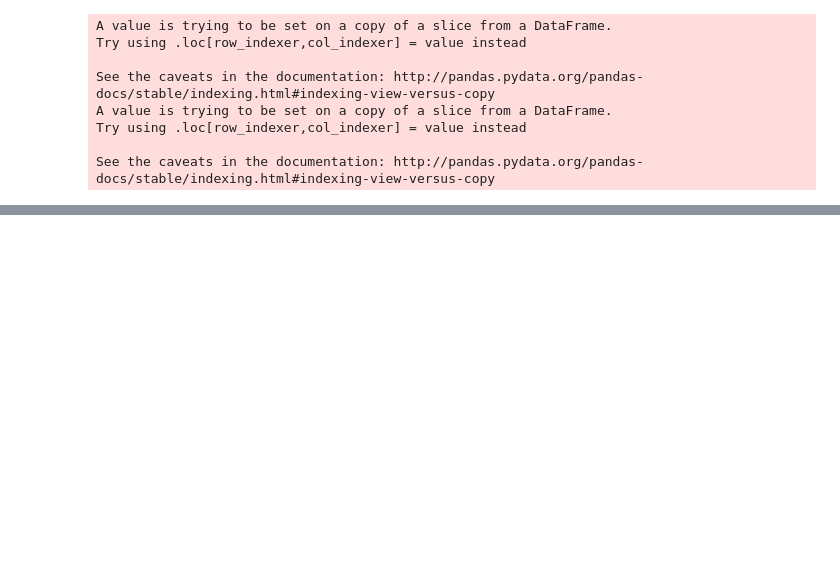
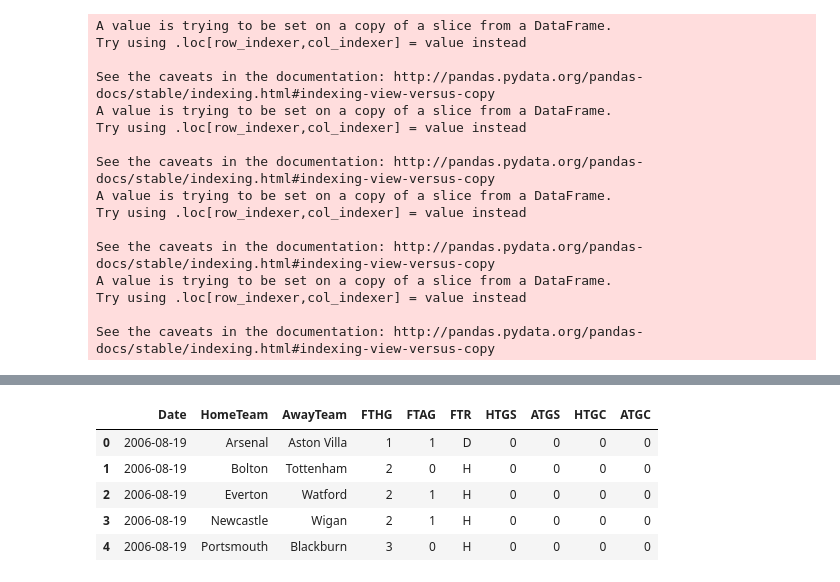
Before and after one commit to mseneque/predicting-soccer, a Jupyter notebook: Data_Cleaning.ipynb, the cells around one changed output, grey strips where cells are left out. Drawn from its saved outputs; the diff is of its cells as text; code cells hidden in the pictures; blank space fills up the shorter version.

```diff
--- a/Data_Cleaning.ipynb
+++ b/Data_Cleaning.ipynb
@@ -58,5 +79,27 @@ for year in raw_data:
 # %%
-def goals_conceded(playing_stat):
+def aggregate_scored(playing_stat):
+    # Create a dictionary with team names as keys
+    teams = {}
+    for i in playing_stat.groupby('HomeTeam').mean().T.columns:
+        teams[i] = []
+
+    # the value corresponding to keys is a list containing the match location.
+    for i in range(len(playing_stat)):
+        HTGS = playing_stat.iloc[i]['FTHG']
+        ATGS = playing_stat.iloc[i]['FTAG']
+        teams[playing_stat.iloc[i].HomeTeam].append(HTGS)
+        teams[playing_stat.iloc[i].AwayTeam].append(ATGS)
+
+    # Create a dataframe for goals scored where rows are teams and cols are matchweek.
+    matchWeeks = int( len(playing_stat) / len(teams) * 2 ) + 1
+    GoalsScored = pd.DataFrame(data=teams, index = [i for i in range(1,matchWeeks)]).T
+    GoalsScored[0] = 0
+    # Aggregate to get uptil that point
+    for i in range(2,matchWeeks):
+        GoalsScored[i] = GoalsScored[i] + GoalsScored[i-1]
+    return GoalsScored
+
+def aggregate_conceded(playing_stat):
     # Create a dictionary with team names as keys
     teams = {}
     for i in playing_stat.groupby('HomeTeam').mean().T.columns:
@@ -75,44 +118,47 @@ def goals_conceded(playing_stat):
     GoalsConceded[0] = 0
 
     # Aggregate to get uptil that point
-    for i in range(2,39):
+    for i in range(2,matchWeeks):
         GoalsConceded[i] = GoalsConceded[i] + GoalsConceded[i-1]
 
     return GoalsConceded
 
 
-def get_gss(playing_stat):
-    GC = get_goals_conceded(playing_stat)
+def scored_and_conceded(season):
+    scored = aggregate_scored(season)
+    conceded = aggregate_conceded(season)
 
     j = 0
+    HTGS = []
+    ATGS = []
     HTGC = []
     ATGC = []
 
-    matchRounds = len(playing_stat)
+    for i in range(len(season)):
+        ht = season.iloc[i].HomeTeam
+        at = season.iloc[i].AwayTeam
 
-    for i in range(matchRounds):
-        ht = playing_stat.iloc[i].HomeTeam
-        at = playing_stat.iloc[i].AwayTeam
-#         HTGS.append(GS.loc[ht][j])
-#         ATGS.append(GS.loc[at][j])
-        HTGC.append(GC.loc[ht][j])
-        ATGC.append(GC.loc[at][j])
+        HTGS.append(scored.loc[ht][j])
+        ATGS.append(scored.loc[at][j])
+        HTGC.append(conceded.loc[ht][j])
+        ATGC.append(conceded.loc[at][j])
 
         if ((i + 1)% 10) == 0:
             j = j + 1
 
-#     playing_stat['HTGS'] = HTGS
-#     playing_stat['ATGS'] = ATGS
-    playing_stat['HTGC'] = HTGC
-    playing_stat['ATGC'] = ATGC
+    season['HTGS'] = HTGS
+    season['ATGS'] = ATGS
+    season['HTGC'] = HTGC
+    season['ATGC'] = ATGC
 
-    return playing_stat
+    return season
 
 
 # Apply to the filtered dataset
 for i, season in enumerate(filtered_data):
     GC = get_gss(filtered_data[i])
-    print(GC)
+
+filtered_data[0].head(n=5)
 # %% [output]
 A value is trying to be set on a copy of a slice from a DataFrame.
 Try using .loc[row_indexer,col_indexer] = value instead
@@ -122,3 +168,11 @@ A value is trying to be set on a copy of a slice from a DataFrame.
 Try using .loc[row_indexer,col_indexer] = value instead
 
 See the caveats in the documentation: http://pandas.pydata.org/pandas-docs/stable/indexing.html#indexing-view-versus-copy
+A value is trying to be set on a copy of a slice from a DataFrame.
+Try using .loc[row_indexer,col_indexer] = value instead
+
+See the caveats in the documentation: http://pandas.pydata.org/pandas-docs/stable/indexing.html#indexing-view-versus-copy
+A value is trying to be set on a copy of a slice from a DataFrame.
+Try using .loc[row_indexer,col_indexer] = value instead
+
+See the caveats in the documentation: http://pandas.pydata.org/pandas-docs/stable/indexing.html#indexing-view-versus-copy
@@ -142 +179,7 @@ See the caveats in the documentation: http://pandas.pydata.org/pandas-docs/stabl
+|  | Date | HomeTeam | AwayTeam | FTHG | FTAG | FTR | HTGS | ATGS | HTGC | ATGC |
+| 0 | 2006-08-19 | Arsenal | Aston Villa | 1 | 1 | D | 0 | 0 | 0 | 0 |
+| 1 | 2006-08-19 | Bolton | Tottenham | 2 | 0 | H | 0 | 0 | 0 | 0 |
+| 2 | 2006-08-19 | Everton | Watford | 2 | 1 | H | 0 | 0 | 0 | 0 |
+| 3 | 2006-08-19 | Newcastle | Wigan | 2 | 1 | H | 0 | 0 | 0 | 0 |
+| 4 | 2006-08-19 | Portsmouth | Blackburn | 3 | 0 | H | 0 | 0 | 0 | 0 |
 # %%
```
Also changed, not shown: parts of 6 cells of this notebook.
